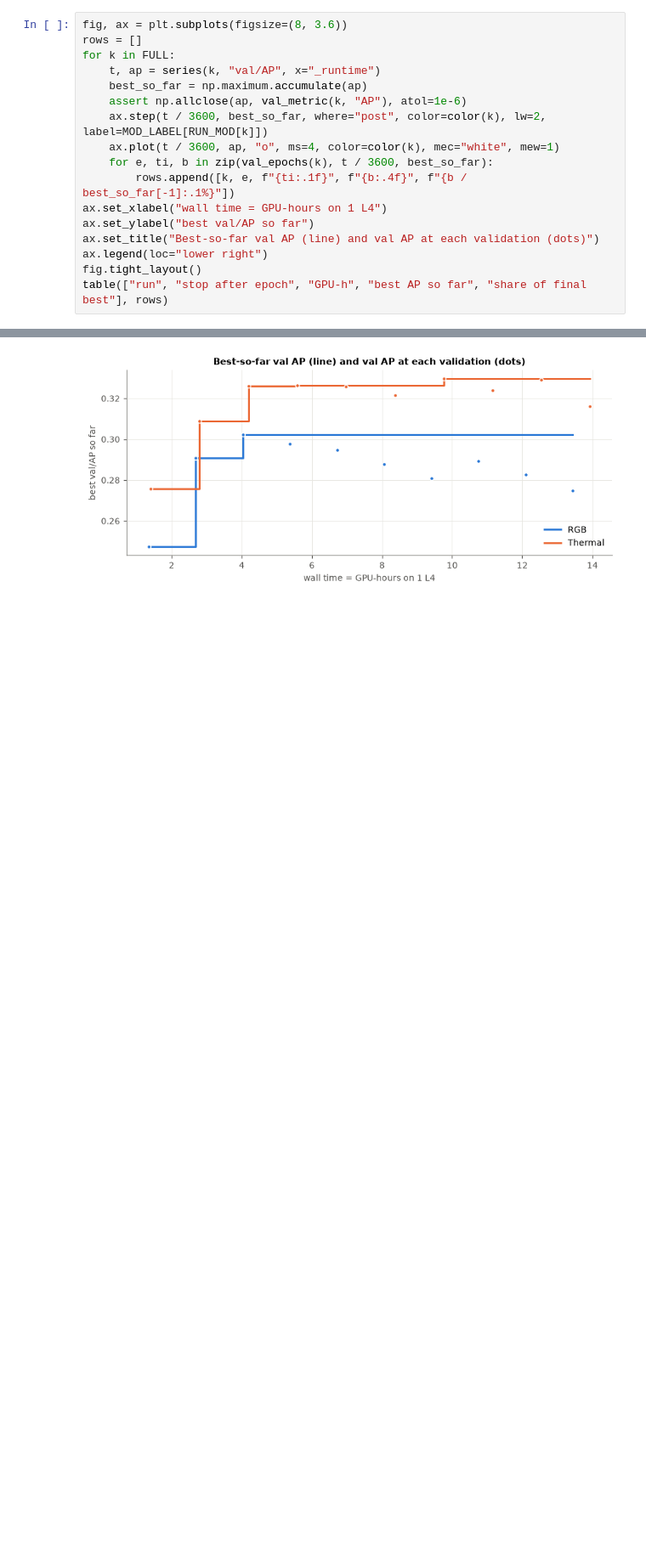
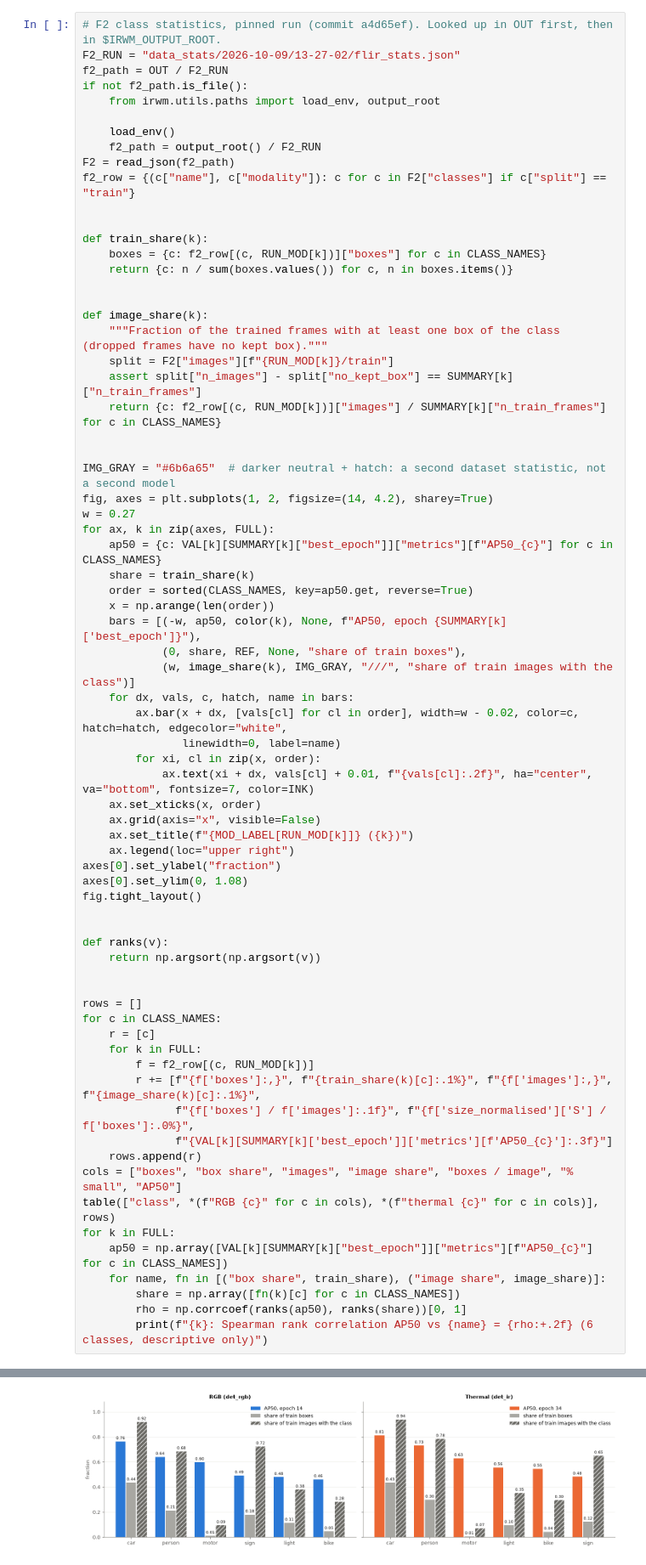
Before and after one commit to Leo00010011/ir-world-model, a Jupyter notebook: notebooks/detector_training_results.ipynb, the cells around one changed output, grey strips where cells are left out. Shown at 85% size. Saved outputs shown, nothing was run; the diff lists cells and outputs as text; blank space fills up the shorter version.

```diff
--- a/notebooks/detector_training_results.ipynb
+++ b/notebooks/detector_training_results.ipynb
@@ -487,18 +492,72 @@ run had stopped there.
 # %%
-fig, ax = plt.subplots(figsize=(8, 3.6))
+# F2 class statistics, pinned run (commit a4d65ef). Looked up in OUT first, then in $IRWM_OUTPUT_ROOT.
+F2_RUN = "data_stats/2026-10-09/13-27-02/flir_stats.json"
+f2_path = OUT / F2_RUN
+if not f2_path.is_file():
+    from irwm.utils.paths import load_env, output_root
+
+    load_env()
+    f2_path = output_root() / F2_RUN
+F2 = read_json(f2_path)
+f2_row = {(c["name"], c["modality"]): c for c in F2["classes"] if c["split"] == "train"}
+
+
+def train_share(k):
+    boxes = {c: f2_row[(c, RUN_MOD[k])]["boxes"] for c in CLASS_NAMES}
+    return {c: n / sum(boxes.values()) for c, n in boxes.items()}
+
+
+def image_share(k):
+    """Fraction of the trained frames with at least one box of the class (dropped frames have no kept box)."""
+    split = F2["images"][f"{RUN_MOD[k]}/train"]
+    assert split["n_images"] - split["no_kept_box"] == SUMMARY[k]["n_train_frames"]
+    return {c: f2_row[(c, RUN_MOD[k])]["images"] / SUMMARY[k]["n_train_frames"] for c in CLASS_NAMES}
+
+
+IMG_GRAY = "#6b6a65"  # darker neutral + hatch: a second dataset statistic, not a second model
+fig, axes = plt.subplots(1, 2, figsize=(14, 4.2), sharey=True)
+w = 0.27
+for ax, k in zip(axes, FULL):
+    ap50 = {c: VAL[k][SUMMARY[k]["best_epoch"]]["metrics"][f"AP50_{c}"] for c in CLASS_NAMES}
+    share = train_share(k)
+    order = sorted(CLASS_NAMES, key=ap50.get, reverse=True)
+    x = np.arange(len(order))
+    bars = [(-w, ap50, color(k), None, f"AP50, epoch {SUMMARY[k]['best_epoch']}"),
+            (0, share, REF, None, "share of train boxes"),
+            (w, image_share(k), IMG_GRAY, "///", "share of train images with the class")]
+    for dx, vals, c, hatch, name in bars:
+        ax.bar(x + dx, [vals[cl] for cl in order], width=w - 0.02, color=c, hatch=hatch, edgecolor="white",
+               linewidth=0, label=name)
+        for xi, cl in zip(x, order):
+            ax.text(xi + dx, vals[cl] + 0.01, f"{vals[cl]:.2f}", ha="center", va="bottom", fontsize=7, color=INK)
+    ax.set_xticks(x, order)
+    ax.grid(axis="x", visible=False)
+    ax.set_title(f"{MOD_LABEL[RUN_MOD[k]]} ({k})")
+    ax.legend(loc="upper right")
+axes[0].set_ylabel("fraction")
+axes[0].set_ylim(0, 1.08)
+fig.tight_layout()
+
+
+def ranks(v):
+    return np.argsort(np.argsort(v))
+
+
 rows = []
+for c in CLASS_NAMES:
+    r = [c]
+    for k in FULL:
+        f = f2_row[(c, RUN_MOD[k])]
+        r += [f"{f['boxes']:,}", f"{train_share(k)[c]:.1%}", f"{f['images']:,}", f"{image_share(k)[c]:.1%}",
+              f"{f['boxes'] / f['images']:.1f}", f"{f['size_normalised']['S'] / f['boxes']:.0%}",
+              f"{VAL[k][SUMMARY[k]['best_epoch']]['metrics'][f'AP50_{c}']:.3f}"]
+    rows.append(r)
+cols = ["boxes", "box share", "images", "image share", "boxes / image", "% small", "AP50"]
+table(["class", *(f"RGB {c}" for c in cols), *(f"thermal {c}" for c in cols)], rows)
 for k in FULL:
-    t, ap = series(k, "val/AP", x="_runtime")
-    best_so_far = np.maximum.accumulate(ap)
-    assert np.allclose(ap, val_metric(k, "AP"), atol=1e-6)
-    ax.step(t / 3600, best_so_far, where="post", color=color(k), lw=2, label=MOD_LABEL[RUN_MOD[k]])
-    ax.plot(t / 3600, ap, "o", ms=4, color=color(k), mec="white", mew=1)
-    for e, ti, b in zip(val_epochs(k), t / 3600, best_so_far):
-        rows.append([k, e, f"{ti:.1f}", f"{b:.4f}", f"{b / best_so_far[-1]:.1%}"])
-ax.set_xlabel("wall time = GPU-hours on 1 L4")
-ax.set_ylabel("best val/AP so far")
-ax.set_title("Best-so-far val AP (line) and val AP at each validation (dots)")
-ax.legend(loc="lower right")
-fig.tight_layout()
-table(["run", "stop after epoch", "GPU-h", "best AP so far", "share of final best"], rows)
+    ap50 = np.array([VAL[k][SUMMARY[k]["best_epoch"]]["metrics"][f"AP50_{c}"] for c in CLASS_NAMES])
+    for name, fn in [("box share", train_share), ("image share", image_share)]:
+        share = np.array([fn(k)[c] for c in CLASS_NAMES])
+        rho = np.corrcoef(ranks(ap50), ranks(share))[0, 1]
+        print(f"{k}: Spearman rank correlation AP50 vs {name} = {rho:+.2f} (6 classes, descriptive only)")
 # %% [output]
@@ -527,2 +576,2 @@ table(["run", "stop after epoch", "GPU-h", "best AP so far", "share of final bes
-[figure, old version]
+[figure, new version]
 # %% [markdown]
```
Also changed, not shown: parts of 25 cells of this notebook, 24 other files.
